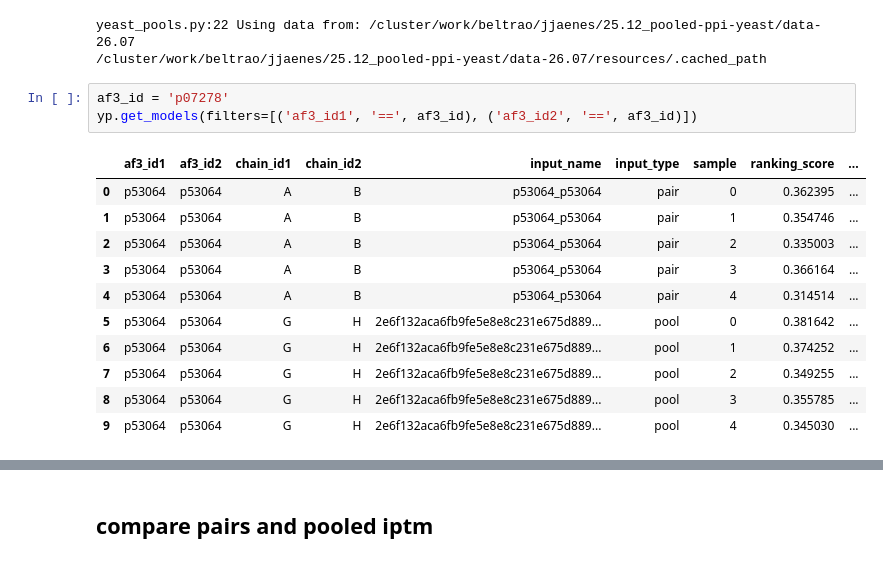
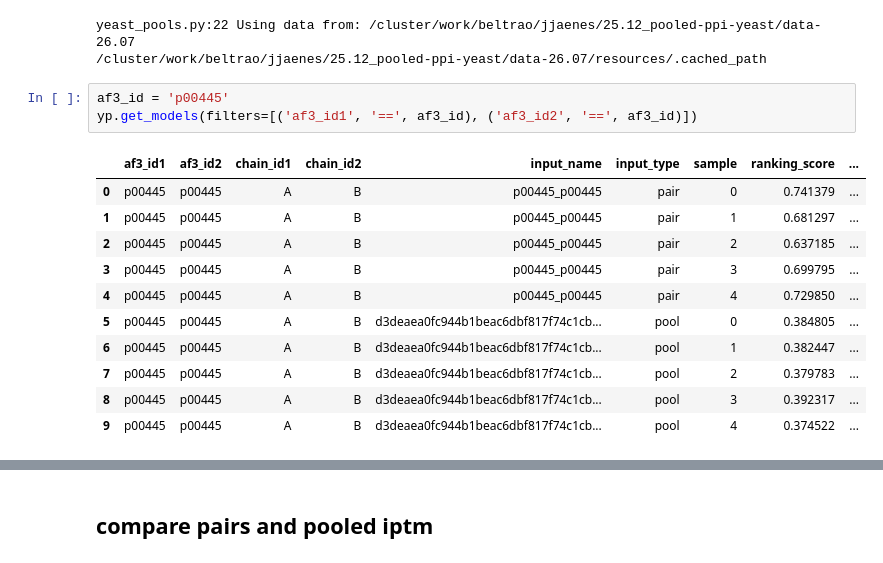
Before and after one commit to Kim-Dammer/master_thesis, a Jupyter notebook: notebooks/08_homomultimers.ipynb, the cells around one changed output, grey strips where cells are left out. Saved outputs shown, nothing was run; the diff lists cells and outputs as text.

```diff
--- a/notebooks/08_homomultimers.ipynb
+++ b/notebooks/08_homomultimers.ipynb
@@ -16,20 +16,20 @@ import pooled_ppi.yeast_pools as yp
 yeast_pools.py:22 Using data from: /cluster/work/beltrao/jjaenes/25.12_pooled-ppi-yeast/data-26.07
 /cluster/work/beltrao/jjaenes/25.12_pooled-ppi-yeast/data-26.07/resources/.cached_path
 # %%
-af3_id = 'p07278'
+af3_id = 'p00445'
 yp.get_models(filters=[('af3_id1', '==', af3_id), ('af3_id2', '==', af3_id)])
 # %% [output]
 |  | af3_id1 | af3_id2 | chain_id1 | chain_id2 | input_name | input_type | sample | ranking_score | ... |
-| 0 | p53064 | p53064 | A | B | p53064_p53064 | pair | 0 | 0.362395 | ... |
-| 1 | p53064 | p53064 | A | B | p53064_p53064 | pair | 1 | 0.354746 | ... |
-| 2 | p53064 | p53064 | A | B | p53064_p53064 | pair | 2 | 0.335003 | ... |
-| 3 | p53064 | p53064 | A | B | p53064_p53064 | pair | 3 | 0.366164 | ... |
-| 4 | p53064 | p53064 | A | B | p53064_p53064 | pair | 4 | 0.314514 | ... |
-| 5 | p53064 | p53064 | G | H | 2e6f132aca6fb9fe5e8e8c231e675d889... | pool | 0 | 0.381642 | ... |
-| 6 | p53064 | p53064 | G | H | 2e6f132aca6fb9fe5e8e8c231e675d889... | pool | 1 | 0.374252 | ... |
-| 7 | p53064 | p53064 | G | H | 2e6f132aca6fb9fe5e8e8c231e675d889... | pool | 2 | 0.349255 | ... |
-| 8 | p53064 | p53064 | G | H | 2e6f132aca6fb9fe5e8e8c231e675d889... | pool | 3 | 0.355785 | ... |
-| 9 | p53064 | p53064 | G | H | 2e6f132aca6fb9fe5e8e8c231e675d889... | pool | 4 | 0.345030 | ... |
+| 0 | p00445 | p00445 | A | B | p00445_p00445 | pair | 0 | 0.741379 | ... |
+| 1 | p00445 | p00445 | A | B | p00445_p00445 | pair | 1 | 0.681297 | ... |
+| 2 | p00445 | p00445 | A | B | p00445_p00445 | pair | 2 | 0.637185 | ... |
+| 3 | p00445 | p00445 | A | B | p00445_p00445 | pair | 3 | 0.699795 | ... |
+| 4 | p00445 | p00445 | A | B | p00445_p00445 | pair | 4 | 0.729850 | ... |
+| 5 | p00445 | p00445 | A | B | d3deaea0fc944b1beac6dbf817f74c1cb... | pool | 0 | 0.384805 | ... |
+| 6 | p00445 | p00445 | A | B | d3deaea0fc944b1beac6dbf817f74c1cb... | pool | 1 | 0.382447 | ... |
+| 7 | p00445 | p00445 | A | B | d3deaea0fc944b1beac6dbf817f74c1cb... | pool | 2 | 0.379783 | ... |
+| 8 | p00445 | p00445 | A | B | d3deaea0fc944b1beac6dbf817f74c1cb... | pool | 3 | 0.392317 | ... |
+| 9 | p00445 | p00445 | A | B | d3deaea0fc944b1beac6dbf817f74c1cb... | pool | 4 | 0.374522 | ... |
 # %%
 # extract first model (sample==0) from pair and pool
 models = yp.get_models(filters=[('af3_id1', '==', af3_id), ('af3_id2', '==', af3_id), ('sample', '==', 0)])
```
Also changed, not shown: parts of 3 cells of this notebook, 5 other files.
